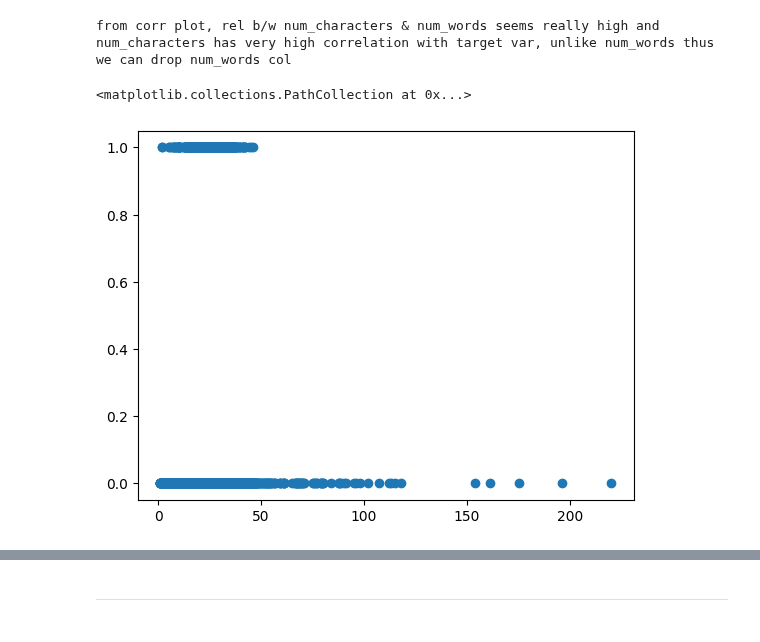
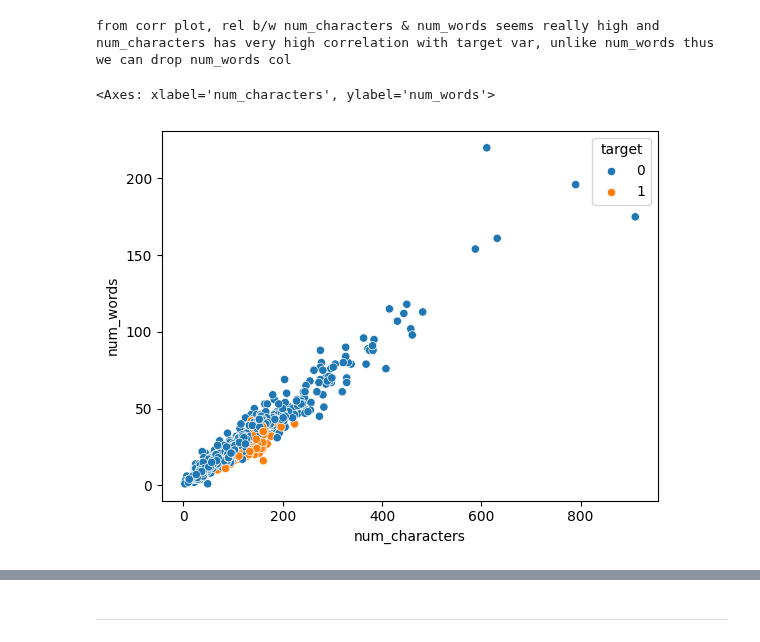
Before and after one commit to Sarvesh-Kesharwani/Spam_Classifier, a Jupyter notebook: 3. eda_n_featureEngineering/2. eda_n_feature_engineering.ipynb, the cells around one changed output, grey strips where cells are left out. Drawn from its saved outputs; the diff is of its cells as text; code cells hidden in the pictures.

```diff
--- a/3. eda_n_featureEngineering/2. eda_n_feature_engineering.ipynb
+++ b/3. eda_n_featureEngineering/2. eda_n_feature_engineering.ipynb
@@ -174,10 +176,10 @@ print('from corr plot, rel b/w num_characters & num_words seems really high and
 [figure]
 from corr plot, rel b/w num_characters & num_words seems really high and num_characters has very high correlation with target var, unlike num_words thus we can drop num_words col
 # %%
-plt.scatter(x=data['num_words'], y=data['target'])
+sns.scatterplot(x=data['num_characters'], y=data['num_words'], hue=data['target'])
 # %% [output]
-<matplotlib.collections.PathCollection at 0x...>
+<Axes: xlabel='num_characters', ylabel='num_words'>
-[figure, old version]
+[figure, new version]
 # %%
 # dropping `num_words` col
 data.drop(columns=['num_words'], axis=1, inplace=True)
```
Also changed, not shown: parts of 8 cells of this notebook, 1 other file.
